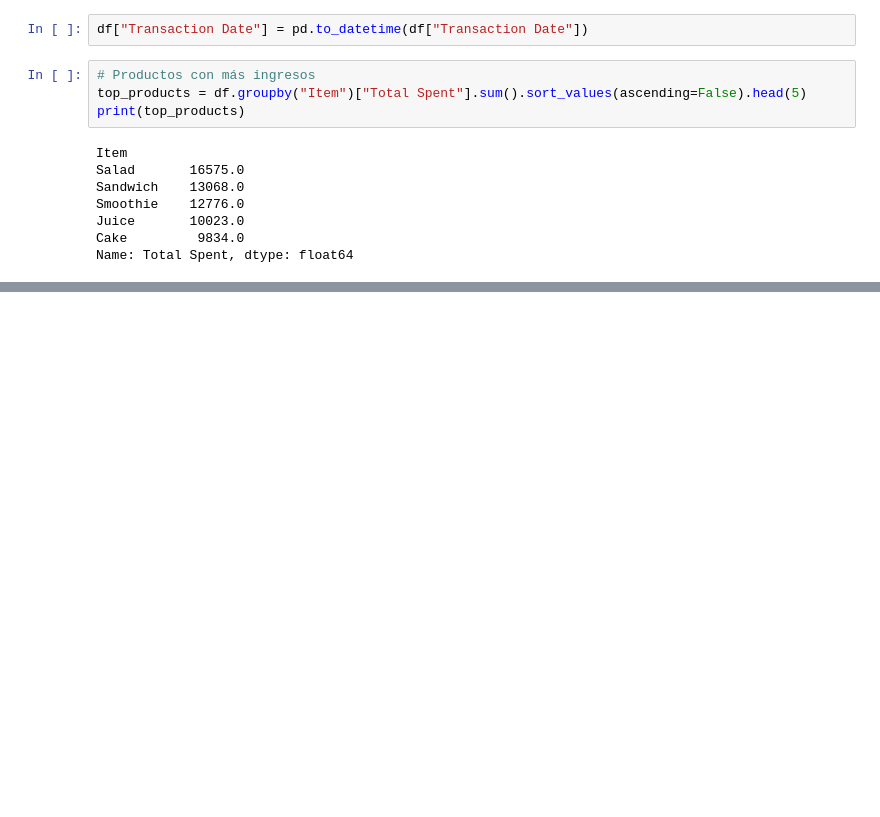
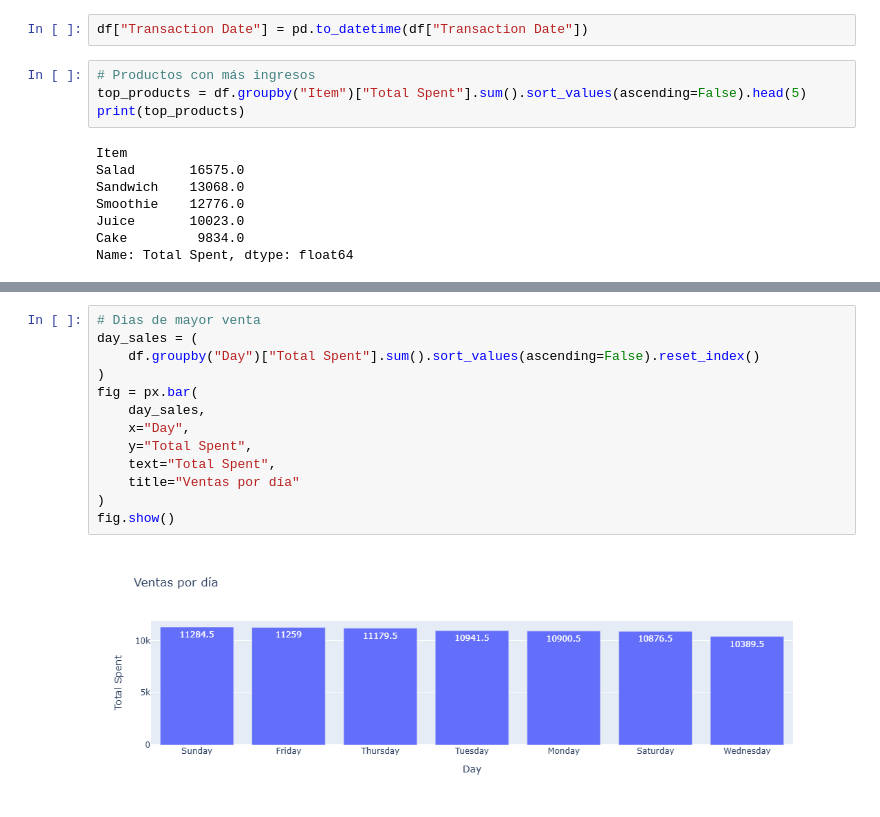
Before and after one commit to J-Paramo/caffee-sales-analysis, a Jupyter notebook: notebooks/02_eda_coffee_sales.ipynb, the cells around one changed output, grey strips where cells are left out. Drawn from its saved outputs; the diff is of its cells as text; blank space fills up the shorter version.

```diff
--- a/notebooks/02_eda_coffee_sales.ipynb
+++ b/notebooks/02_eda_coffee_sales.ipynb
@@ -68,0 +82,15 @@ plt.show()
+# %%
+# Dias de mayor venta
+day_sales = (
+    df.groupby("Day")["Total Spent"].sum().sort_values(ascending=False).reset_index()
+)
+fig = px.bar(
+    day_sales,
+    x="Day",
+    y="Total Spent",
+    text="Total Spent",
+    title="Ventas por día"
+)
+fig.show()
+# %% [output]
+[figure, added]
```
Also changed, not shown: parts of 5 cells of this notebook, 1 other file.
